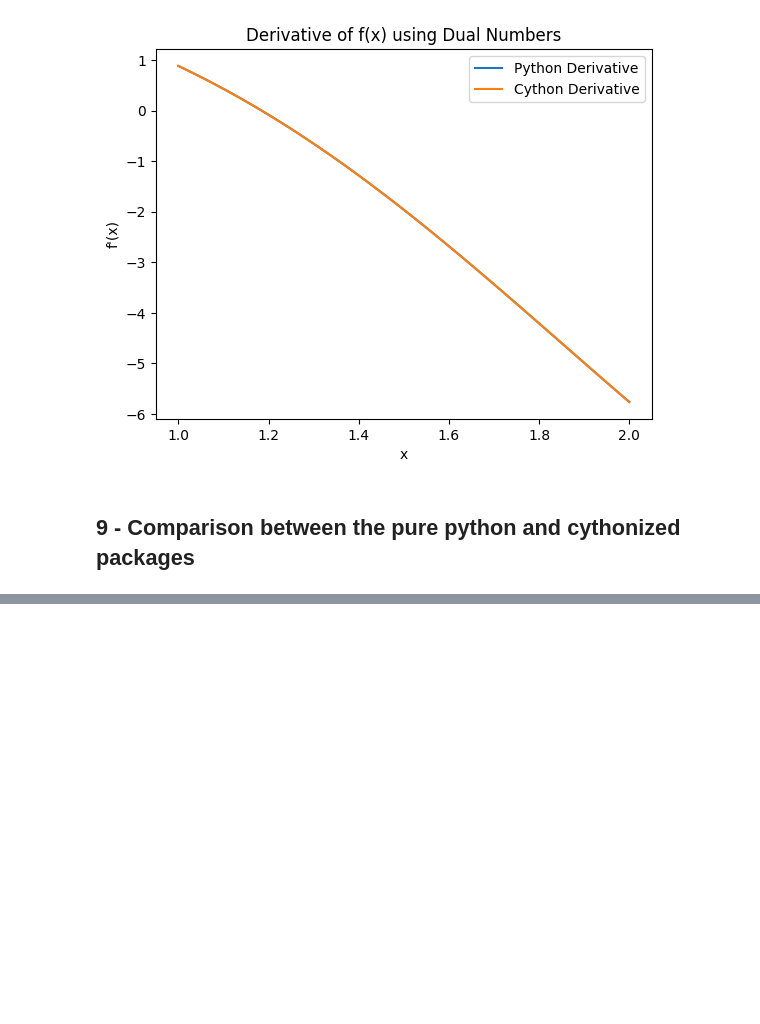
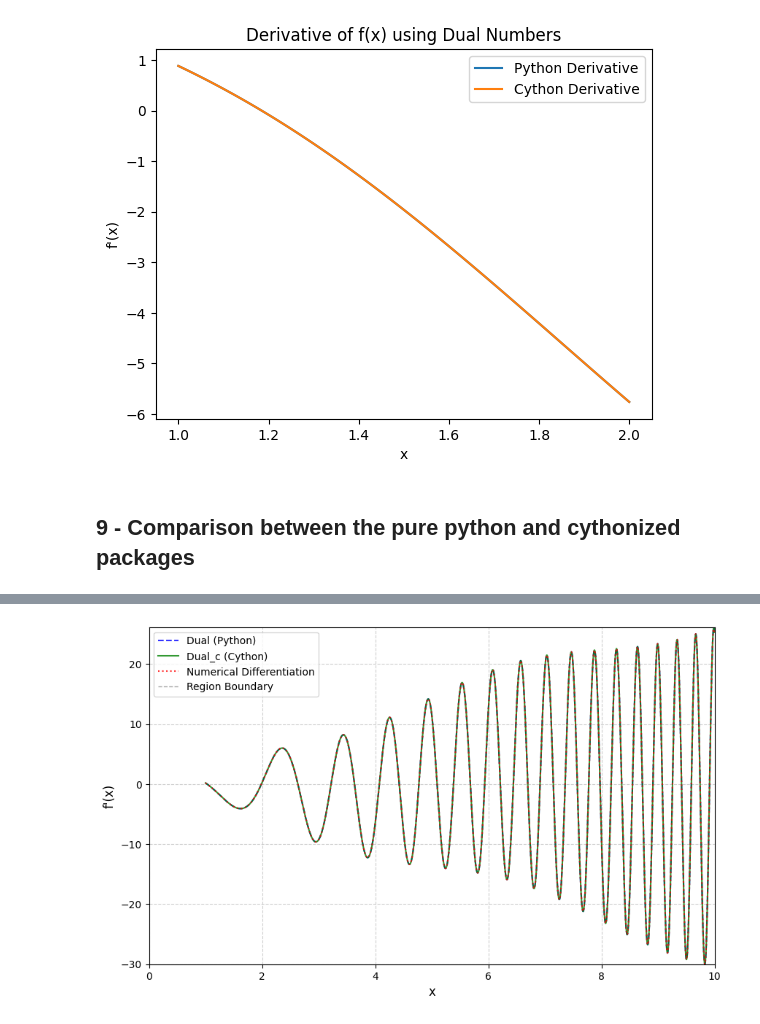
Before and after one commit to S-Nazem/dual_autodiff, a Jupyter notebook: dual_autodiff.ipynb, the cells around one changed output, grey strips where cells are left out. Drawn from its saved outputs; the diff is of its cells as text; code cells hidden in the pictures; blank space fills up the shorter version.

```diff
--- a/dual_autodiff.ipynb
+++ b/dual_autodiff.ipynb
@@ -133,0 +138,6 @@ plt.legend()
+# %%
+def f_complex(x):
+    return (x.sin() * (x+1).log()) + (x*x).cos() + (x*x).sin()
+# %%
+def numerical_derivative(f, x, h=1e-6):
+    return (f(x+h) - f(x-h)) / (2*h)
@@ -133,0 +205,29 @@ plt.legend()
+# %%
+# Create the plot
+plt.figure(figsize=(10, 6))
+
+# Plot each method
+plt.plot(x_values, deriv_value_complex, label="Dual (Python)", linestyle="--", color="blue", alpha=0.8, linewidth=1.5)
+plt.plot(x_values, deriv_value_c_complex, label="Dual_c (Cython)", linestyle="-", color="green", alpha=0.8, linewidth=1.5)
+plt.plot(x_values, numerical_derivatives, label="Numerical Differentiation", linestyle=":", color="red", alpha=0.8, linewidth=1.5)
+
+# Highlight specific sections
+plt.axvline(x=200, color='gray', linestyle='--', linewidth=1, alpha=0.7, label="Region Boundary")
+plt.axvline(x=800, color='gray', linestyle='--', linewidth=1, alpha=0.7)
+
+# Customize axes and title
+plt.xlabel("x", fontsize=12)
+plt.ylabel("f'(x)", fontsize=12)
+plt.xlim([0, 10])  # Adjust the range to focus on key areas
+plt.ylim([min(min(deriv_value_complex), min(deriv_value_c_complex), min(numerical_derivatives)),
+          max(max(deriv_value_complex), max(deriv_value_c_complex), max(numerical_derivatives))])
+
+# Add gridlines and legend
+plt.grid(axis='both', linestyle='--', alpha=0.6)
+plt.legend(fontsize=10, loc='upper left')
+
+# Save the plot
+plt.savefig("plots/derivative_comparison.png", dpi=300, bbox_inches="tight")
+plt.show()
+# %% [output]
+[figure, added]
```
Also changed, not shown: parts of 12 cells of this notebook, 1 other file.
